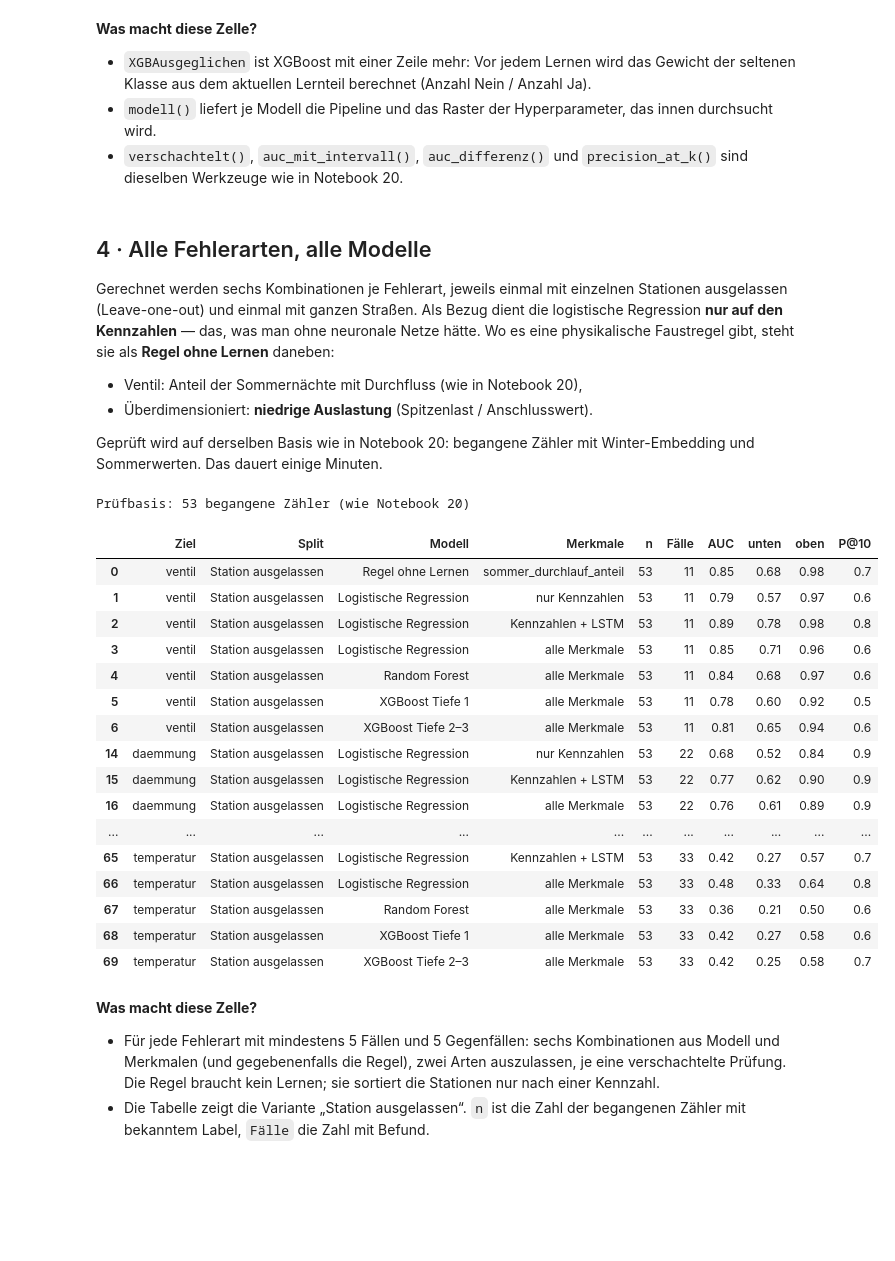
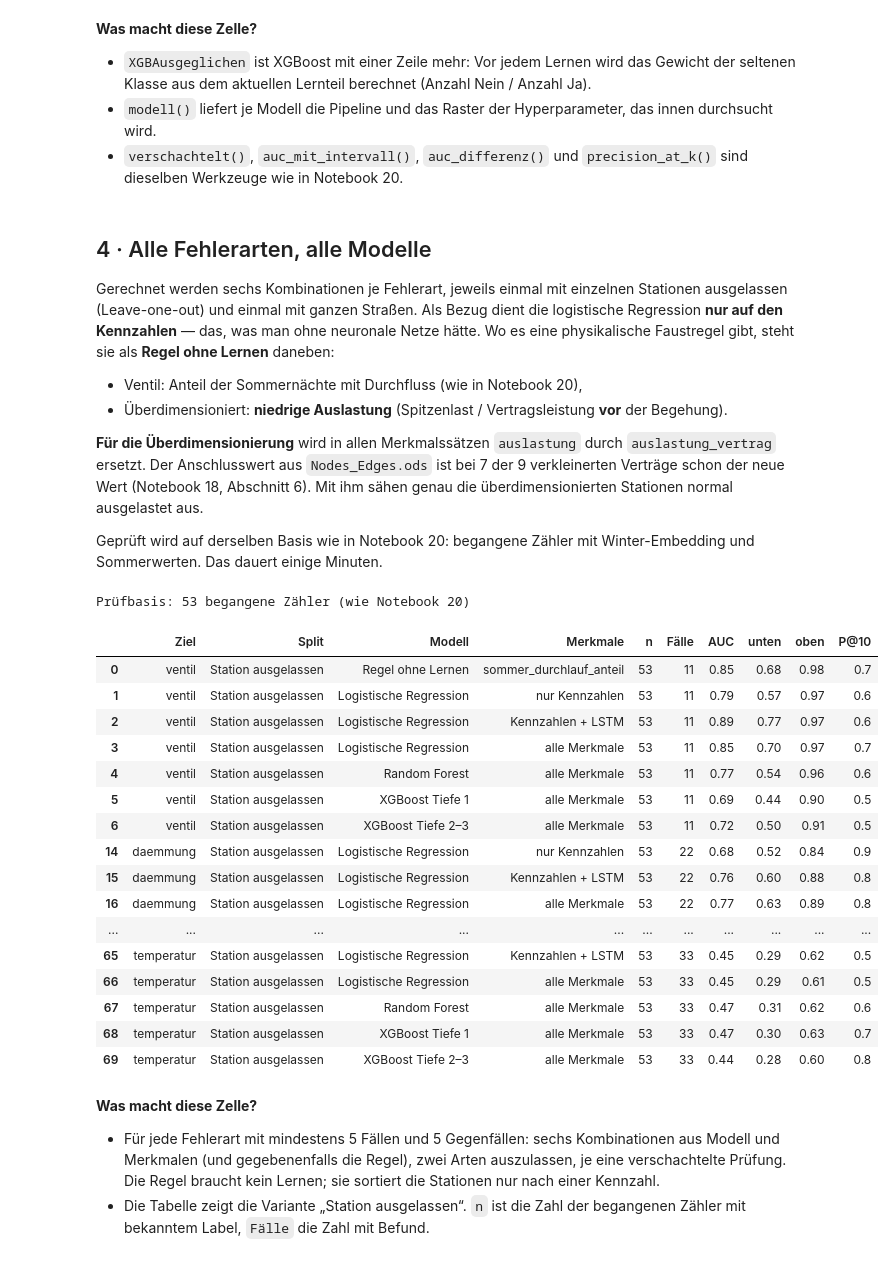
Before and after one commit to ivelinayna/projektseminar, a Jupyter notebook: notebooks/22_xgboost_fehlerklassen.ipynb, the cells around one changed output. Drawn from its saved outputs; the diff is of its cells as text; code cells hidden in the pictures; blank space fills up the shorter version.

```diff
--- a/notebooks/22_xgboost_fehlerklassen.ipynb
+++ b/notebooks/22_xgboost_fehlerklassen.ipynb
@@ -73,11 +86,13 @@ waechter = vorher.groupby("zaehler").agg(
     waechter_anteil_auffaellig=("auffaellig", "mean"))
 
 merkmale = kz.join(emb).join(waechter)
+KENNZAHLEN = [c for c in kz.columns if c != "auslastung_vertrag"]      # wie Notebook 20
 GRUPPEN = {
-    "Kennzahlen (Notebook 18)": list(kz.columns),
+    "Kennzahlen (Notebook 18)": KENNZAHLEN,
     "LSTM-Embedding (Notebook 20)": list(emb.columns),
     "Wächter (Notebook 21)": list(waechter.columns),
 }
+print(f"merkmale: {merkmale.shape[0]} Zähler × {merkmale.shape[1]} Spalten")
 pd.DataFrame({"Spalten": {g: len(s) for g, s in GRUPPEN.items()},
               "Zähler mit Werten": {g: int(merkmale[s].notna().all(axis=1).sum()) for g, s in GRUPPEN.items()}})
 # %% [output]
@@ -186,13 +248,16 @@ hätte. Wo es eine physikalische Faustregel gibt, steht sie als **Regel ohne Ler
 daneben:
 
 * Ventil: Anteil der Sommernächte mit Durchfluss (wie in Notebook 20),
-* Überdimensioniert: **niedrige Auslastung** (Spitzenlast / Anschlusswert).
+* Überdimensioniert: **niedrige Auslastung** (Spitzenlast / Vertragsleistung **vor** der Begehung).
+
+**Für die Überdimensionierung** wird in allen Merkmalssätzen `auslastung` durch
+`auslastung_vertrag` ersetzt. Der Anschlusswert aus `Nodes_Edges.ods` ist bei 7 der 9
+verkleinerten Verträge schon der neue Wert (Notebook 18, Abschnitt 6). Mit ihm sähen genau
+die überdimensionierten Stationen normal ausgelastet aus.
 
 Geprüft wird auf derselben Basis wie in Notebook 20: begangene Zähler mit
 Winter-Embedding und Sommerwerten. Das dauert einige Minuten.
 # %%
-ZIELE = ["ventil", "daemmung", "ueberdimensioniert", "filter", "durchfluss", "temperatur"]
-KENNZAHLEN = GRUPPEN["Kennzahlen (Notebook 18)"]
 MERKMALSSAETZE = {
     "nur Kennzahlen": KENNZAHLEN,
     "Kennzahlen + LSTM": KENNZAHLEN + GRUPPEN["LSTM-Embedding (Notebook 20)"],
@@ -207,8 +272,17 @@ KOMBIS = [
     ("XGBoost Tiefe 1", "alle Merkmale"),
     ("XGBoost Tiefe 2–3", "alle Merkmale"),
 ]
-REGELN = {"ventil": ("sommer_durchlauf_anteil", +1), "ueberdimensioniert": ("auslastung", -1)}
+REGELN = {"ventil": ("sommer_durchlauf_anteil", +1), "ueberdimensioniert": ("auslastung_vertrag", -1)}
 SPLITS = {"Station ausgelassen": None, "Straße ausgelassen": "strasse_gruppe"}
+
+
+def spalten_fuer(ziel, satz):
+    # Überdimensionierung: Auslastung zum Vertrag vor der Begehung statt zum Anschlusswert
+    spalten = MERKMALSSAETZE[satz]
+    if ziel == "ueberdimensioniert":
+        spalten = ["auslastung_vertrag" if c == "auslastung" else c for c in spalten]
+    return spalten
+
 
 daten = labels.join(merkmale, how="inner")
 daten = daten.dropna(subset=[c for c in emb.columns if "w2324" in c] + ["sommer_durchlauf_anteil"])
@@ -216,48 +290,48 @@ print(f"Prüfbasis: {len(daten)} begangene Zähler (wie Notebook 20)")
 
 scores, zeilen = {}, []
 for ziel in ZIELE:
     d = daten.dropna(subset=[ziel])
     y = d[ziel].astype(int).to_numpy()
     if min(y.sum(), len(y) - y.sum()) < 5:
         zeilen.append({"Ziel": ziel, "Modell": "nicht modellierbar", "n": len(y), "Fälle": int(y.sum())})
         continue
     for split, gruppe in SPLITS.items():
         gruppen = None if gruppe is None else d[gruppe].to_numpy()
         kandidaten = [(name, satz, None) for name, satz in KOMBIS]
         if ziel in REGELN:
             kandidaten.insert(0, ("Regel ohne Lernen", REGELN[ziel][0], REGELN[ziel]))
         for name, satz, regel in kandidaten:
             if regel:
                 spalte, richtung = regel
                 s = (richtung * d[spalte].fillna(d[spalte].median())).to_numpy()     # fehlender Wert = Median
             else:
-                s = verschachtelt(name, d[MERKMALSSAETZE[satz]], y, gruppen)
+                s = verschachtelt(name, d[spalten_fuer(ziel, satz)], y, gruppen)
             scores[(ziel, split, name, satz)] = s
             auc, unten, oben = auc_mit_intervall(y, s)
             zeilen.append({"Ziel": ziel, "Split": split, "Modell": name, "Merkmale": satz, "n": len(y), "Fälle": int(y.sum()),
                            "AUC": auc, "unten": unten, "oben": oben, "P@10": precision_at_k(y, s)})
 ergebnis = pd.DataFrame(zeilen)
 loo = ergebnis[ergebnis["Split"] == "Station ausgelassen"]
 loo.round(2)
 # %% [output]
 Prüfbasis: 53 begangene Zähler (wie Notebook 20)
 |  | Ziel | Split | Modell | Merkmale | n | Fälle | AUC | unten | oben | P@10 |
 | 0 | ventil | Station ausgelassen | Regel ohne Lernen | sommer_durchlauf_anteil | 53 | 11 | 0.85 | 0.68 | 0.98 | 0.7 |
 | 1 | ventil | Station ausgelassen | Logistische Regression | nur Kennzahlen | 53 | 11 | 0.79 | 0.57 | 0.97 | 0.6 |
-| 2 | ventil | Station ausgelassen | Logistische Regression | Kennzahlen + LSTM | 53 | 11 | 0.89 | 0.78 | 0.98 | 0.8 |
-| 3 | ventil | Station ausgelassen | Logistische Regression | alle Merkmale | 53 | 11 | 0.85 | 0.71 | 0.96 | 0.6 |
-| 4 | ventil | Station ausgelassen | Random Forest | alle Merkmale | 53 | 11 | 0.84 | 0.68 | 0.97 | 0.6 |
-| 5 | ventil | Station ausgelassen | XGBoost Tiefe 1 | alle Merkmale | 53 | 11 | 0.78 | 0.60 | 0.92 | 0.5 |
-| 6 | ventil | Station ausgelassen | XGBoost Tiefe 2–3 | alle Merkmale | 53 | 11 | 0.81 | 0.65 | 0.94 | 0.6 |
+| 2 | ventil | Station ausgelassen | Logistische Regression | Kennzahlen + LSTM | 53 | 11 | 0.89 | 0.77 | 0.97 | 0.6 |
+| 3 | ventil | Station ausgelassen | Logistische Regression | alle Merkmale | 53 | 11 | 0.85 | 0.70 | 0.97 | 0.7 |
+| 4 | ventil | Station ausgelassen | Random Forest | alle Merkmale | 53 | 11 | 0.77 | 0.54 | 0.96 | 0.6 |
+| 5 | ventil | Station ausgelassen | XGBoost Tiefe 1 | alle Merkmale | 53 | 11 | 0.69 | 0.44 | 0.90 | 0.5 |
+| 6 | ventil | Station ausgelassen | XGBoost Tiefe 2–3 | alle Merkmale | 53 | 11 | 0.72 | 0.50 | 0.91 | 0.5 |
 | 14 | daemmung | Station ausgelassen | Logistische Regression | nur Kennzahlen | 53 | 22 | 0.68 | 0.52 | 0.84 | 0.9 |
-| 15 | daemmung | Station ausgelassen | Logistische Regression | Kennzahlen + LSTM | 53 | 22 | 0.77 | 0.62 | 0.90 | 0.9 |
-| 16 | daemmung | Station ausgelassen | Logistische Regression | alle Merkmale | 53 | 22 | 0.76 | 0.61 | 0.89 | 0.9 |
+| 15 | daemmung | Station ausgelassen | Logistische Regression | Kennzahlen + LSTM | 53 | 22 | 0.76 | 0.60 | 0.88 | 0.8 |
+| 16 | daemmung | Station ausgelassen | Logistische Regression | alle Merkmale | 53 | 22 | 0.77 | 0.63 | 0.89 | 0.8 |
 | ... | ... | ... | ... | ... | ... | ... | ... | ... | ... | ... |
-| 65 | temperatur | Station ausgelassen | Logistische Regression | Kennzahlen + LSTM | 53 | 33 | 0.42 | 0.27 | 0.57 | 0.7 |
-| 66 | temperatur | Station ausgelassen | Logistische Regression | alle Merkmale | 53 | 33 | 0.48 | 0.33 | 0.64 | 0.8 |
-| 67 | temperatur | Station ausgelassen | Random Forest | alle Merkmale | 53 | 33 | 0.36 | 0.21 | 0.50 | 0.6 |
-| 68 | temperatur | Station ausgelassen | XGBoost Tiefe 1 | alle Merkmale | 53 | 33 | 0.42 | 0.27 | 0.58 | 0.6 |
-| 69 | temperatur | Station ausgelassen | XGBoost Tiefe 2–3 | alle Merkmale | 53 | 33 | 0.42 | 0.25 | 0.58 | 0.7 |
+| 65 | temperatur | Station ausgelassen | Logistische Regression | Kennzahlen + LSTM | 53 | 33 | 0.45 | 0.29 | 0.62 | 0.5 |
+| 66 | temperatur | Station ausgelassen | Logistische Regression | alle Merkmale | 53 | 33 | 0.45 | 0.29 | 0.61 | 0.5 |
+| 67 | temperatur | Station ausgelassen | Random Forest | alle Merkmale | 53 | 33 | 0.47 | 0.31 | 0.62 | 0.6 |
+| 68 | temperatur | Station ausgelassen | XGBoost Tiefe 1 | alle Merkmale | 53 | 33 | 0.47 | 0.30 | 0.63 | 0.7 |
+| 69 | temperatur | Station ausgelassen | XGBoost Tiefe 2–3 | alle Merkmale | 53 | 33 | 0.44 | 0.28 | 0.60 | 0.8 |
 # %% [markdown]
 **Was macht diese Zelle?**
 - Für jede Fehlerart mit mindestens 5 Fällen und 5 Gegenfällen: sechs Kombinationen aus Modell
```
Also changed, not shown: parts of 29 cells of this notebook.
